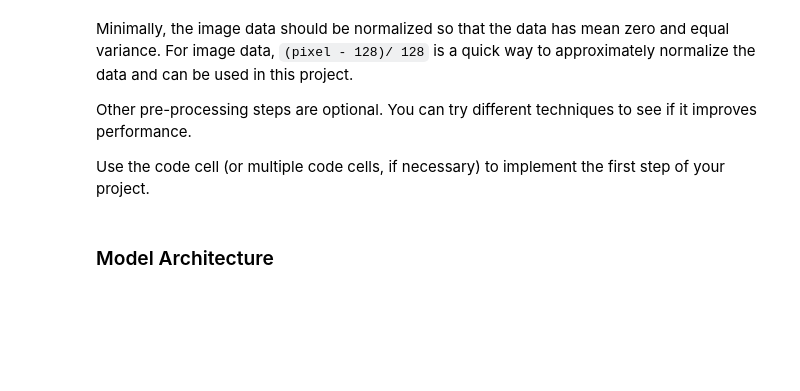
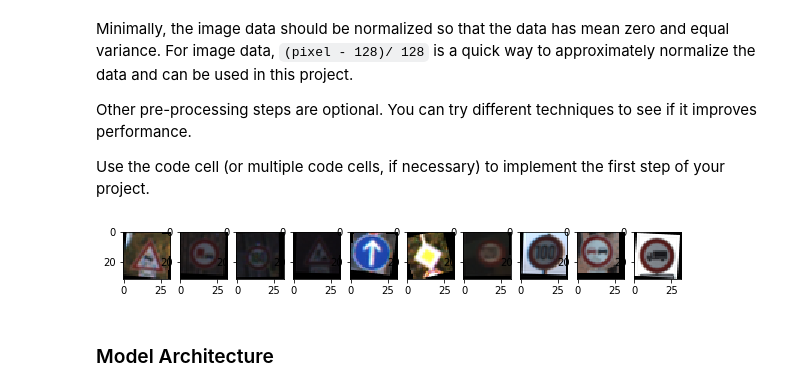
Before and after one commit to peiyong86/CarND-Traffic-Sign-Classifier-Project, a Jupyter notebook: Traffic_Sign_Classifier.ipynb, the cells around one changed output. Drawn from its saved outputs; the diff is of its cells as text; code cells hidden in the pictures; blank space fills up the shorter version.

```diff
--- a/Traffic_Sign_Classifier.ipynb
+++ b/Traffic_Sign_Classifier.ipynb
@@ -144,6 +146,51 @@ Minimally, the image data should be normalized so that the data has mean zero an
 Other pre-processing steps are optional. You can try different techniques to see if it improves performance.
 
 Use the code cell (or multiple code cells, if necessary) to implement the first step of your project.
+# %%
+import numpy as np
+import scipy.ndimage
+from multiprocessing.dummy import Pool as ThreadPool
+import time
+
+
+def jitter(im):
+    # rescale
+    scale = np.random.rand()*0.1 + 0.9
+    im2 = scipy.ndimage.interpolation.zoom(im, (scale, scale, 1.0))
+    if im2.shape[0] > 32:
+        mid = im2.shape[0]/2
+        im2 = im2[mid-16:mid+16, mid-16:mid+16, :]
+    elif im2.shape[0] < 32:
+        diffwidth = 32 - im2.shape[0]
+        diffwidth_ = int(diffwidth/2)
+        if diffwidth%2 == 0:
+            padwidth = ((diffwidth_, diffwidth_), (diffwidth_, diffwidth_), (0, 0))
+        else:
+            padwidth = ((diffwidth_, diffwidth_ + 1), (diffwidth_, diffwidth_ + 1), (0, 0))
+        im2 = np.lib.pad(im2, padwidth, 'constant', constant_values=(0, 0))
+
+    # shift
+    shiftdis = (np.random.randint(-2, 3), np.random.randint(-2, 3), 0)
+    im2 = scipy.ndimage.shift(im2, shiftdis, cval=0)
+
+    # rotate
+    im2 = scipy.ndimage.rotate(im2, np.random.randint(-15,16), reshape=False)
+
+    return im2
+
+pool = ThreadPool(8)
+# %%
+### visulize augmented images
+%matplotlib inline
+n_image_show = 10
+fig = plt.figure(1, figsize=(10,10))
+for i in range(n_image_show):
+    index = index_image_show[i]
+    im = jitter(X_train[index])
+    fig.add_subplot(1,10,i+1)
+    plt.imshow(im.astype('uint8'))
+# %% [output]
+[figure, added]
 # %%
 ### Preprocess the data here. It is required to normalize the data. Other preprocessing steps could include
 ### converting to grayscale, etc.
```
Also changed, not shown: parts of 21 cells of this notebook, 8 other files.
